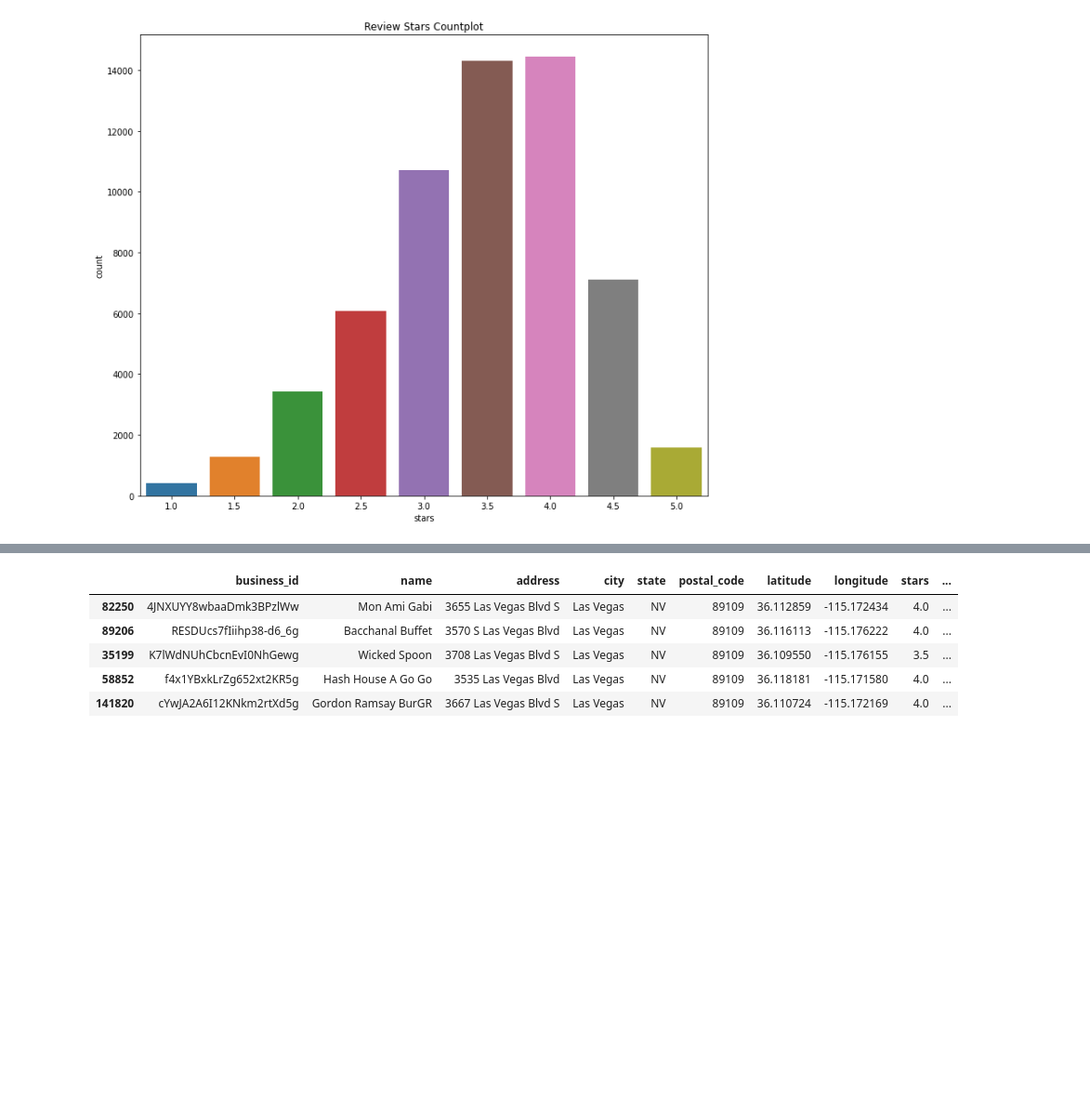
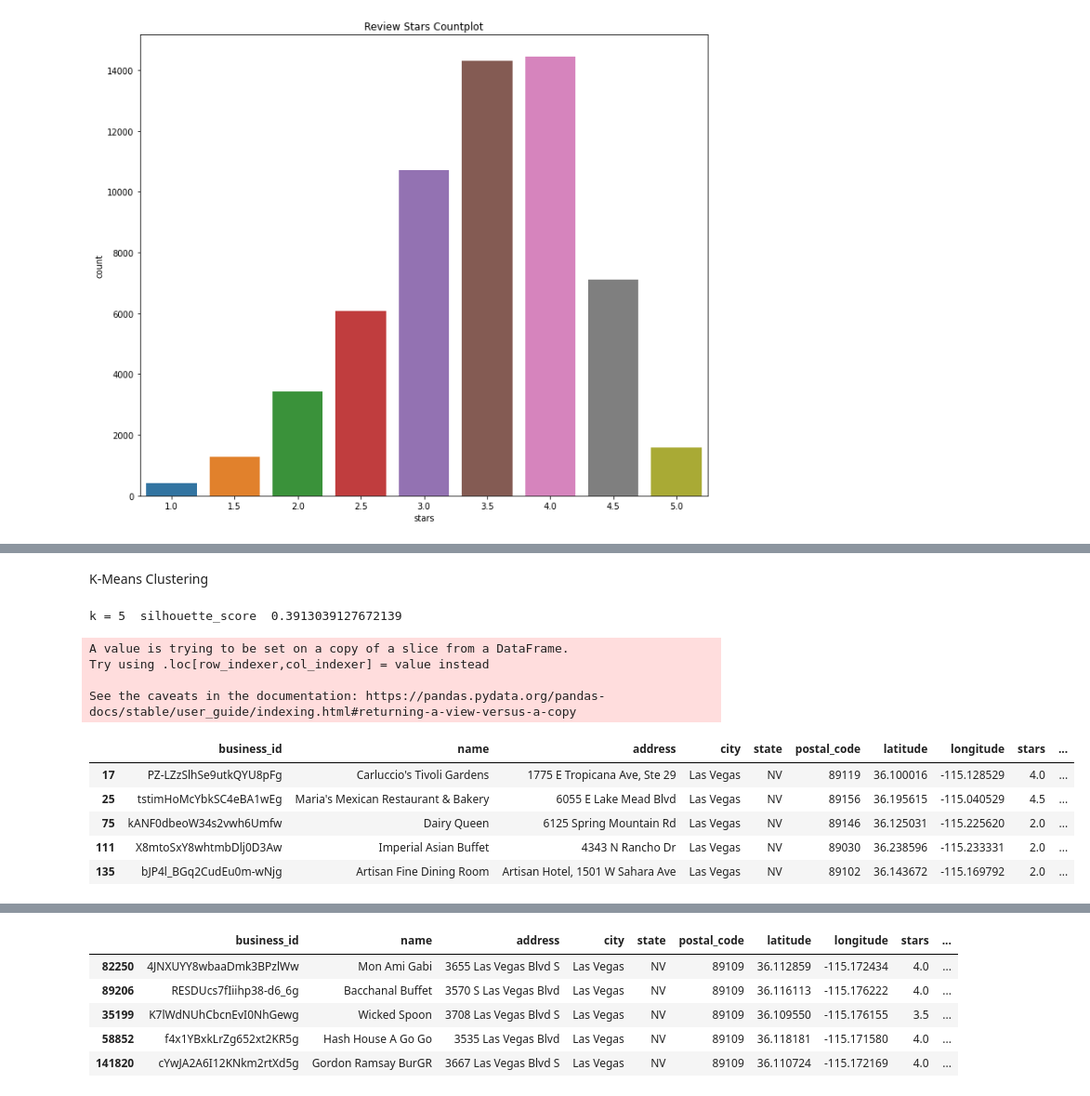
Before and after one commit to nahomHmichael/Restaurant-recommender-system, a Jupyter notebook: Restaurant_recommendation_system.ipynb, the cells around one changed output, grey strips where cells are left out. Shown at 93% size. Cells and saved outputs as stored; diff of their text form; code cells hidden in the pictures; blank space fills up the shorter version.

```diff
--- a/Restaurant_recommendation_system.ipynb
+++ b/Restaurant_recommendation_system.ipynb
@@ -140,0 +234,23 @@ Pass the following variable as a keyword arg: x. From version 0.12, the only val
+# %% [markdown]
+K-Means Clustering
+# %%
+kmeans = KMeans(n_clusters=5, init='k-means++')
+kmeans.fit(coords)
+y = kmeans.labels_
+print("k = 5", " silhouette_score ", silhouette_score(coords, y, metric='euclidean'))
+# %% [output]
+k = 5  silhouette_score  0.3913039127672139
+# %%
+lasVegas['cluster'] = kmeans.predict(lasVegas[['longitude','latitude']])
+lasVegas.head()
+# %% [output]
+A value is trying to be set on a copy of a slice from a DataFrame.
+Try using .loc[row_indexer,col_indexer] = value instead
+
+See the caveats in the documentation: https://pandas.pydata.org/pandas-docs/stable/user_guide/indexing.html#returning-a-view-versus-a-copy
+|  | business_id | name | address | city | state | postal_code | latitude | longitude | stars | ... |
+| 17 | PZ-LZzSlhSe9utkQYU8pFg | Carluccio's Tivoli Gardens | 1775 E Tropicana Ave, Ste 29 | Las Vegas | NV | 89119 | 36.100016 | -115.128529 | 4.0 | ... |
+| 25 | tstimHoMcYbkSC4eBA1wEg | Maria's Mexican Restaurant & Bakery | 6055 E Lake Mead Blvd | Las Vegas | NV | 89156 | 36.195615 | -115.040529 | 4.5 | ... |
+| 75 | kANF0dbeoW34s2vwh6Umfw | Dairy Queen | 6125 Spring Mountain Rd | Las Vegas | NV | 89146 | 36.125031 | -115.225620 | 2.0 | ... |
+| 111 | X8mtoSxY8whtmbDlj0D3Aw | Imperial Asian Buffet | 4343 N Rancho Dr | Las Vegas | NV | 89030 | 36.238596 | -115.233331 | 2.0 | ... |
+| 135 | bJP4l_BGq2CudEu0m-wNjg | Artisan Fine Dining Room | Artisan Hotel, 1501 W Sahara Ave | Las Vegas | NV | 89102 | 36.143672 | -115.169792 | 2.0 | ... |
```
Also changed, not shown: parts of 14 cells of this notebook.
